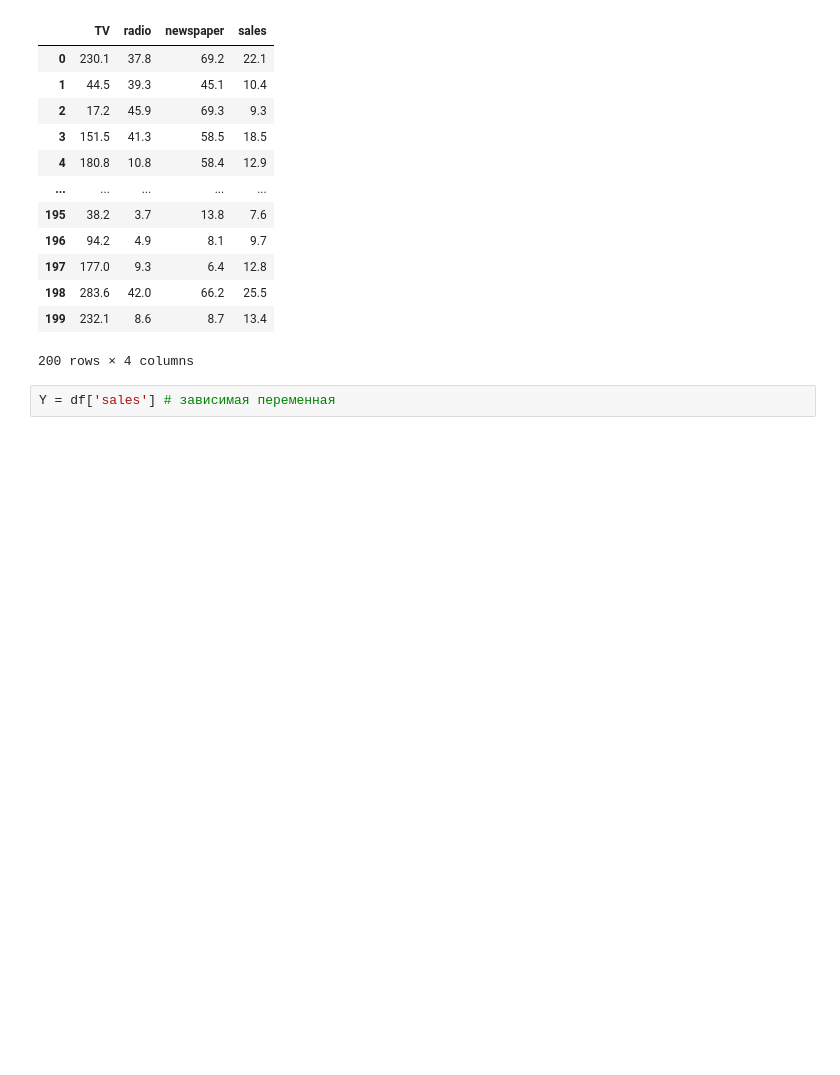
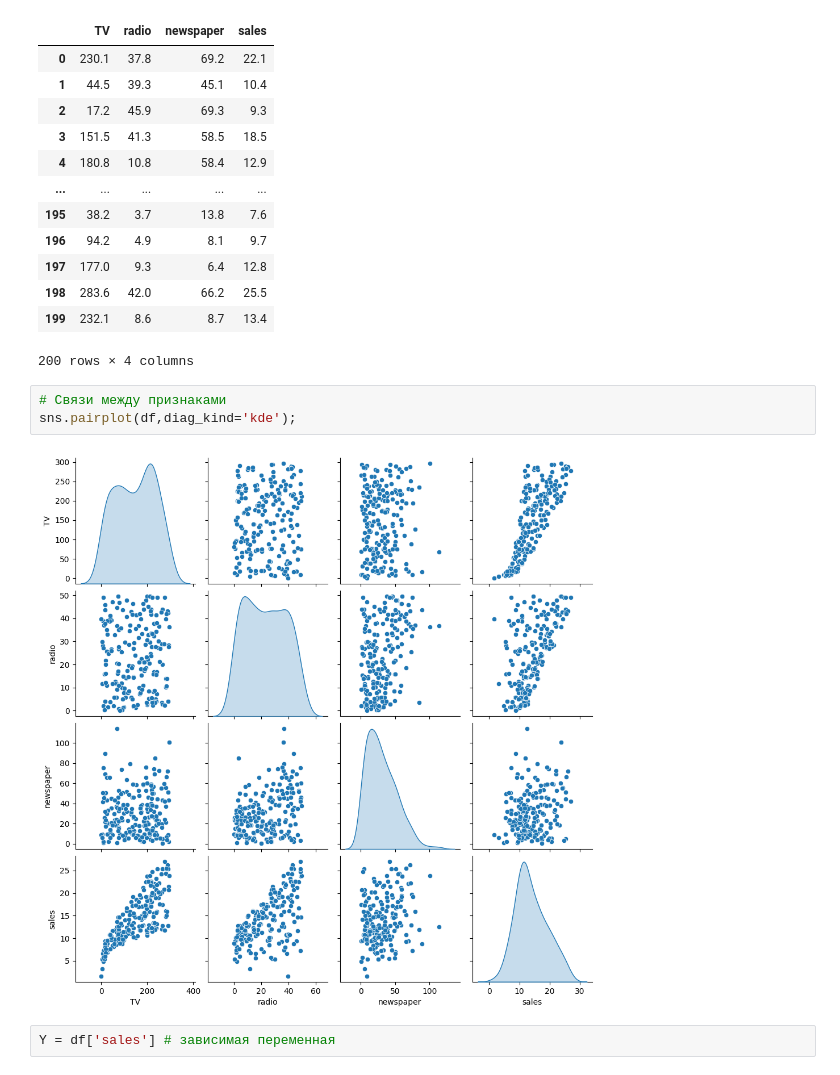
Before and after one commit to AlexTmbMifi/ML_basic, a Jupyter notebook: ML_LinearRegression.ipynb, the cells around one changed output. Saved outputs shown, nothing was run; the diff lists cells and outputs as text; blank space fills up the shorter version.

```diff
--- a/ML_LinearRegression.ipynb
+++ b/ML_LinearRegression.ipynb
@@ -24,6 +26,11 @@ df
 | 198 | 283.6 | 42.0 | 66.2 | 25.5 |
 | 199 | 232.1 | 8.6 | 8.7 | 13.4 |
 200 rows × 4 columns
+# %%
+# Связи между признаками
+sns.pairplot(df,diag_kind='kde');
+# %% [output]
+[figure, added]
 # %%
 Y = df['sales'] # зависимая переменная
 # %%
```
Also changed, not shown: parts of 25 cells of this notebook.
